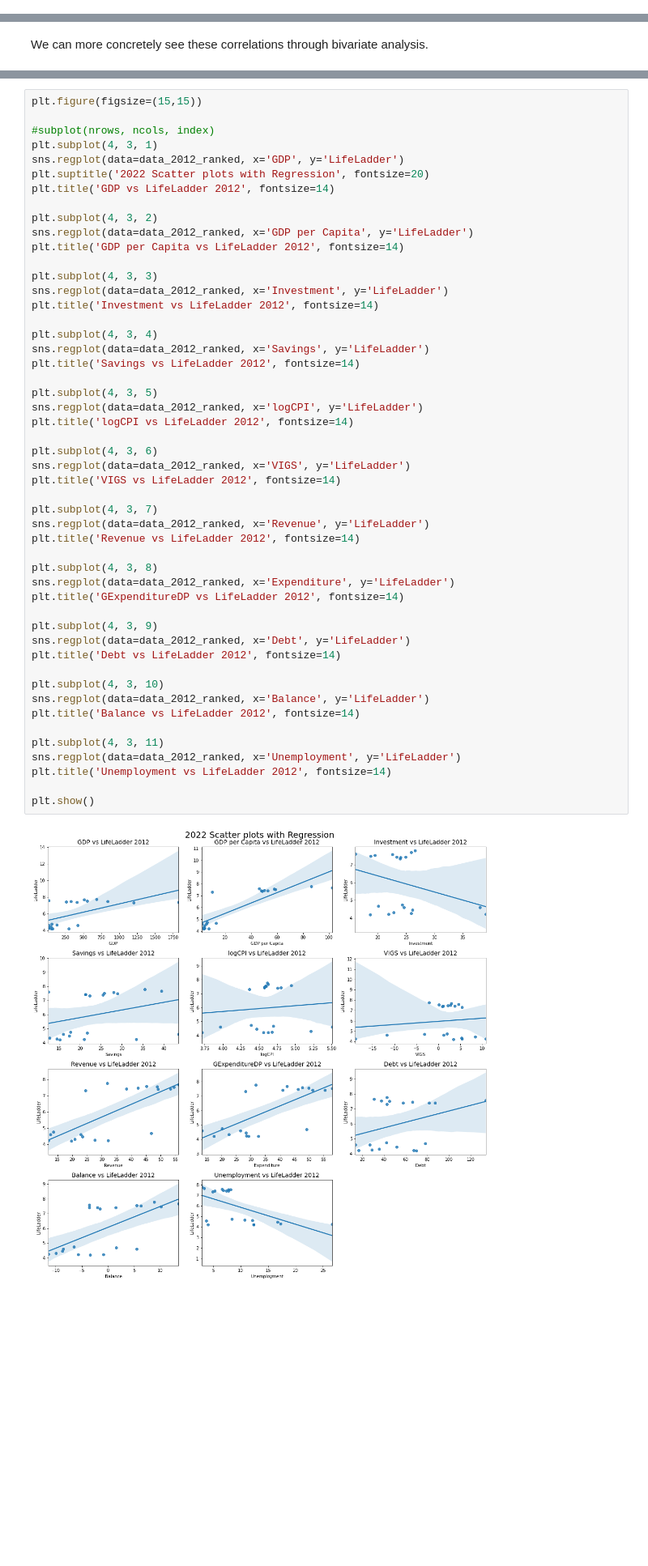
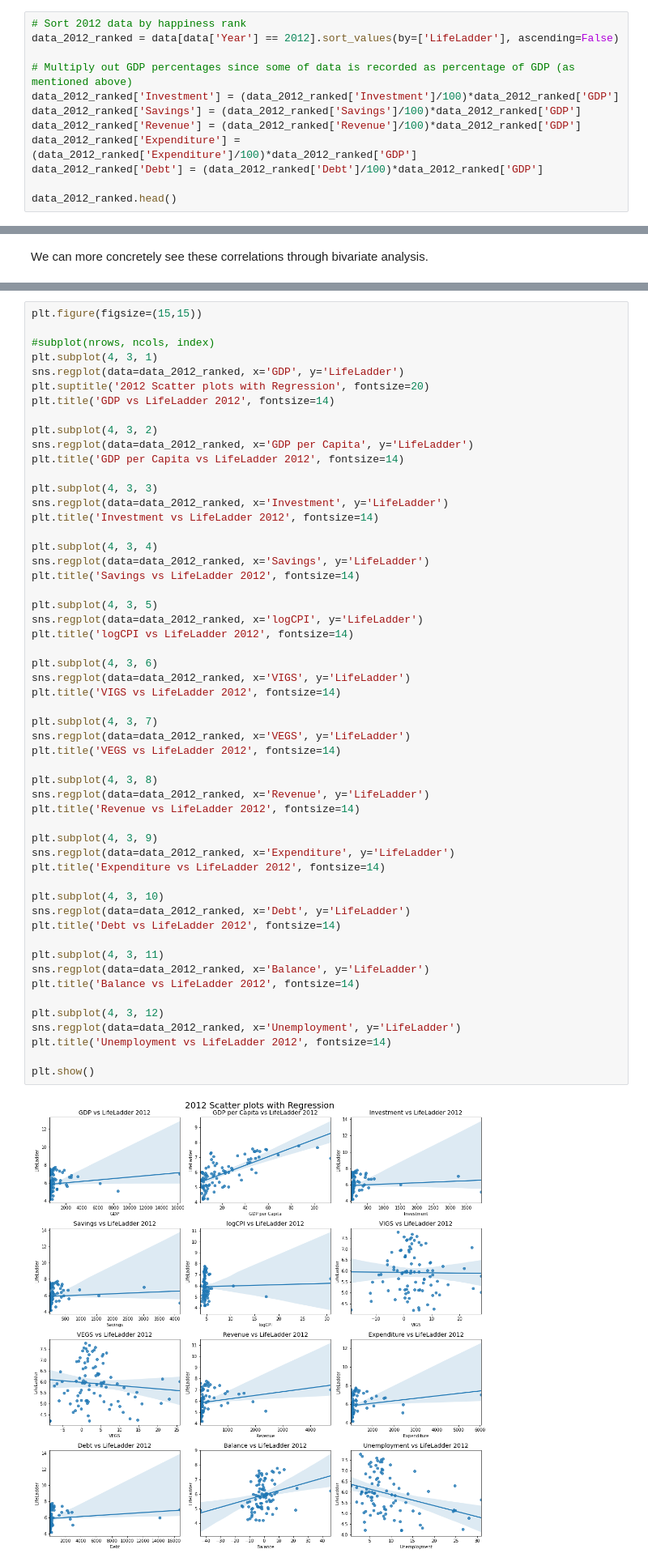
Before and after one commit to cskang3627/happiness, a Jupyter notebook: EDACheckpointGroup_Sp23_The_Group.ipynb, the cells around one changed output, grey strips where cells are left out. Shown at 81% size. Saved outputs shown, nothing was run; the diff lists cells and outputs as text; blank space fills up the shorter version.

```diff
--- a/EDACheckpointGroup_Sp23_The_Group.ipynb
+++ b/EDACheckpointGroup_Sp23_The_Group.ipynb
@@ -467,0 +423,12 @@ data_2022_ranked.head()
+# %%
+# Sort 2012 data by happiness rank
+data_2012_ranked = data[data['Year'] == 2012].sort_values(by=['LifeLadder'], ascending=False)
+
+# Multiply out GDP percentages since some of data is recorded as percentage of GDP (as mentioned above)
+data_2012_ranked['Investment'] = (data_2012_ranked['Investment']/100)*data_2012_ranked['GDP']
+data_2012_ranked['Savings'] = (data_2012_ranked['Savings']/100)*data_2012_ranked['GDP']
+data_2012_ranked['Revenue'] = (data_2012_ranked['Revenue']/100)*data_2012_ranked['GDP']
+data_2012_ranked['Expenditure'] = (data_2012_ranked['Expenditure']/100)*data_2012_ranked['GDP']
+data_2012_ranked['Debt'] = (data_2012_ranked['Debt']/100)*data_2012_ranked['GDP']
+
+data_2012_ranked.head()
@@ -583,7 +576,7 @@ plt.figure(figsize=(15,15))
 #subplot(nrows, ncols, index)
 plt.subplot(4, 3, 1)
 sns.regplot(data=data_2012_ranked, x='GDP', y='LifeLadder')
-plt.suptitle('2022 Scatter plots with Regression', fontsize=20)
+plt.suptitle('2012 Scatter plots with Regression', fontsize=20)
 plt.title('GDP vs LifeLadder 2012', fontsize=14)
 
 plt.subplot(4, 3, 2)
@@ -596,36 +589,40 @@ plt.title('Investment vs LifeLadder 2012', fontsize=14)
 
 plt.subplot(4, 3, 4)
 sns.regplot(data=data_2012_ranked, x='Savings', y='LifeLadder')
 plt.title('Savings vs LifeLadder 2012', fontsize=14)
 
 plt.subplot(4, 3, 5)
 sns.regplot(data=data_2012_ranked, x='logCPI', y='LifeLadder')
 plt.title('logCPI vs LifeLadder 2012', fontsize=14)
 
 plt.subplot(4, 3, 6)
 sns.regplot(data=data_2012_ranked, x='VIGS', y='LifeLadder')
 plt.title('VIGS vs LifeLadder 2012', fontsize=14)
 
 plt.subplot(4, 3, 7)
+sns.regplot(data=data_2012_ranked, x='VEGS', y='LifeLadder')
+plt.title('VEGS vs LifeLadder 2012', fontsize=14)
+
+plt.subplot(4, 3, 8)
 sns.regplot(data=data_2012_ranked, x='Revenue', y='LifeLadder')
 plt.title('Revenue vs LifeLadder 2012', fontsize=14)
 
-plt.subplot(4, 3, 8)
+plt.subplot(4, 3, 9)
 sns.regplot(data=data_2012_ranked, x='Expenditure', y='LifeLadder')
-plt.title('GExpenditureDP vs LifeLadder 2012', fontsize=14)
+plt.title('Expenditure vs LifeLadder 2012', fontsize=14)
 
-plt.subplot(4, 3, 9)
+plt.subplot(4, 3, 10)
 sns.regplot(data=data_2012_ranked, x='Debt', y='LifeLadder')
 plt.title('Debt vs LifeLadder 2012', fontsize=14)
 
-plt.subplot(4, 3, 10)
+plt.subplot(4, 3, 11)
 sns.regplot(data=data_2012_ranked, x='Balance', y='LifeLadder')
 plt.title('Balance vs LifeLadder 2012', fontsize=14)
 
-plt.subplot(4, 3, 11)
+plt.subplot(4, 3, 12)
 sns.regplot(data=data_2012_ranked, x='Unemployment', y='LifeLadder')
 plt.title('Unemployment vs LifeLadder 2012', fontsize=14)
 
 plt.show()
 # %% [output]
-[figure, old version]
+[figure, new version]
```
Also changed, not shown: parts of 32 cells of this notebook.
